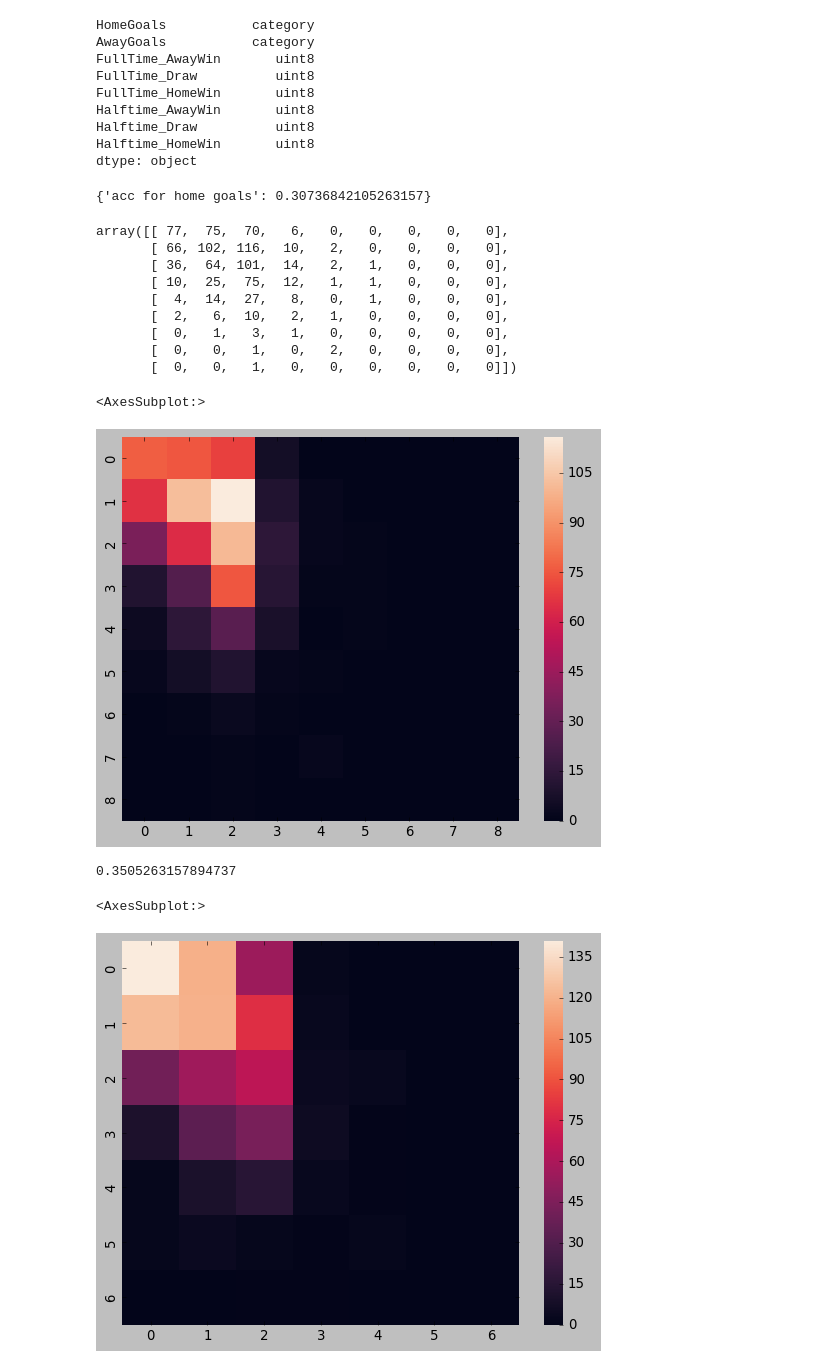
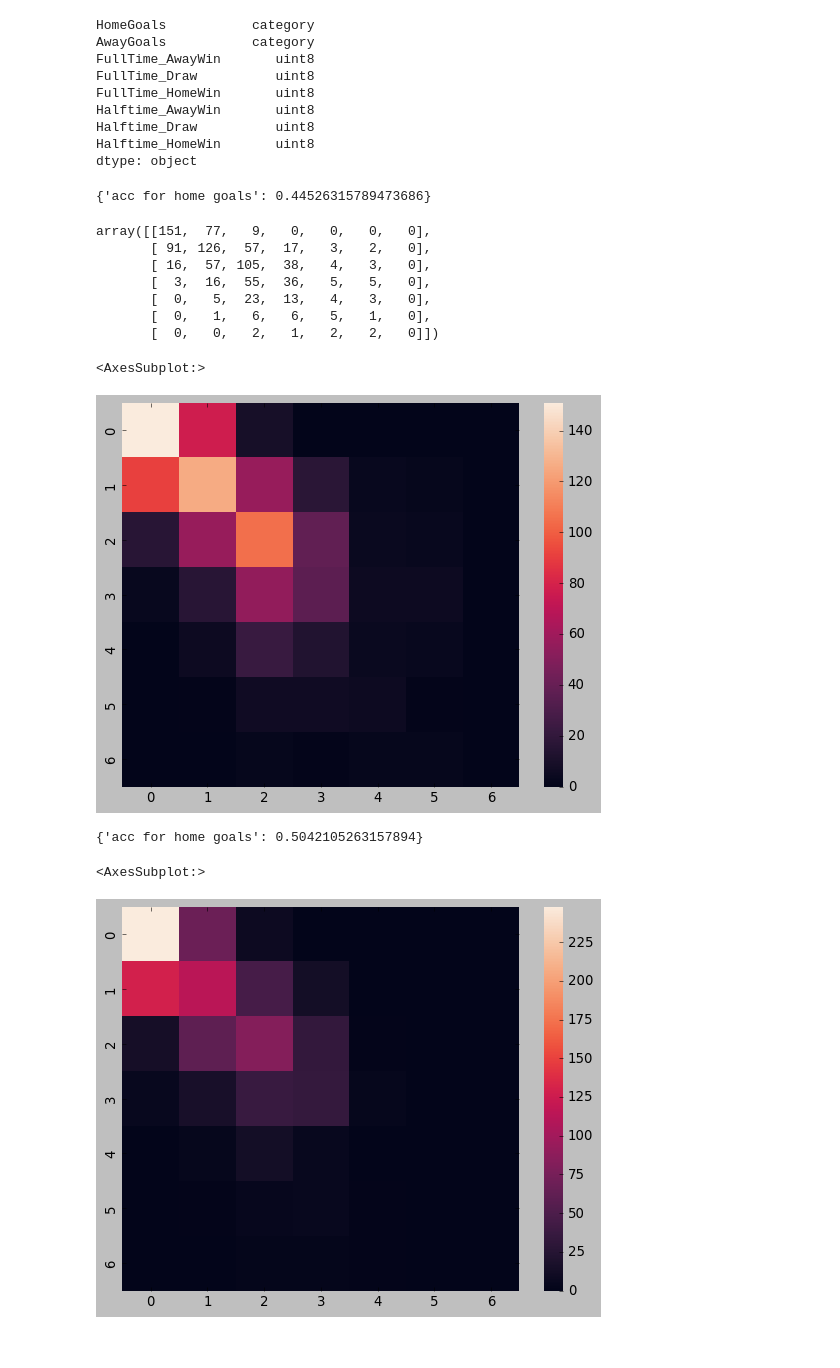
Before and after one commit to runirudh/EPLstats, a Jupyter notebook: epl1.ipynb, the cells around one changed output. Cells and saved outputs as stored; diff of their text form; code cells hidden in the pictures.

```diff
--- a/epl1.ipynb
+++ b/epl1.ipynb
@@ -44,0 +33,6 @@ display(df.head(2), df.tail(2))
+# %%
+plt.style.use('classic')
+pd.options.display.float_format = '{:.1f}'.format
+
+df = pd.read_csv('epl-allseasons-matchstats.csv')
+display(df.head(2), df.tail(2))
@@ -302,7 +320,8 @@ dtype: object
 | 0 | 2010/11 | 2010-08-14 | M Dean | Aston Villa | West Ham | HomeWin | HomeWin | 3 | 2 | ... |
 1 rows × 23 columns
 # %%
-X = df.drop(columns= ['Season', 'Date', 'Referee','FullTime','Halftime','HomeGoals','HomeGoalsHalftime','AwayGoals', 'AwayGoalsHalftime'])
+#X = df.drop(columns= ['Season', 'Date', 'Referee','FullTime','Halftime','HomeGoals','HomeGoalsHalftime','AwayGoals', 'AwayGoalsHalftime'])
+X = df.drop(columns= ['Season', 'Date', 'Referee','HomeGoals','HomeGoalsHalftime','AwayGoals', 'AwayGoalsHalftime'])
 # %%
 X.columns
 # %% [output]
@@ -349,9 +370,12 @@ dtype: object
 # %%
 a = pd.get_dummies(X.HomeTeam, prefix='H')
 b = pd.get_dummies(X.AwayTeam, prefix='A')
-X.merge(a, left_index=True, right_index=True)
+c = pd.get_dummies(X[['FullTime','Halftime']])
+
+
 X = X.merge(a, left_index=True, right_index=True)
 X = X.merge(b, left_index=True, right_index=True)
+X = X.merge(c, left_index=True, right_index=True)
 X.columns = X.columns.str.replace("_x","")
 X.columns = X.columns.str.replace("_y","")
 X.head()
@@ -370,5 +394,5 @@ X.shape
 # %%
-X.drop(X.columns[[0,1]],axis=1, inplace=True)
+X.drop(X.columns[:4],axis=1, inplace=True)
 # %%
 X.head() # x is ready to be fit
 # %% [output]
@@ -509,26 +534,24 @@ c = confusion_matrix(ytest.iloc[:,0],yhat[:,0]) # error : multiclass-multio/p no
 display({'acc for home goals': accuracy_score(ytest.iloc[:,0],yhat[:,0])}, c)
 sns.heatmap(c)
 # %% [output]
-{'acc for home goals': 0.30736842105263157}
+{'acc for home goals': 0.44526315789473686}
-array([[ 77,  75,  70,   6,   0,   0,   0,   0,   0],
-       [ 66, 102, 116,  10,   2,   0,   0,   0,   0],
-       [ 36,  64, 101,  14,   2,   1,   0,   0,   0],
-       [ 10,  25,  75,  12,   1,   1,   0,   0,   0],
-       [  4,  14,  27,   8,   0,   1,   0,   0,   0],
-       [  2,   6,  10,   2,   1,   0,   0,   0,   0],
-       [  0,   1,   3,   1,   0,   0,   0,   0,   0],
-       [  0,   0,   1,   0,   2,   0,   0,   0,   0],
-       [  0,   0,   1,   0,   0,   0,   0,   0,   0]])
+array([[151,  77,   9,   0,   0,   0,   0],
+       [ 91, 126,  57,  17,   3,   2,   0],
+       [ 16,  57, 105,  38,   4,   3,   0],
+       [  3,  16,  55,  36,   5,   5,   0],
+       [  0,   5,  23,  13,   4,   3,   0],
+       [  0,   1,   6,   6,   5,   1,   0],
+       [  0,   0,   2,   1,   2,   2,   0]])
 <AxesSubplot:>
-[figure, old version]
+[figure, new version]
 # %%
 c1 = confusion_matrix(ytest.iloc[:,1],yhat[:,1]) # away goals
-display(accuracy_score(ytest.iloc[:,1],yhat[:,1]))
+display({'acc for home goals':accuracy_score(ytest.iloc[:,1],yhat[:,1])})
 sns.heatmap(c1)
 # %% [output]
-0.3505263157894737
+{'acc for home goals': 0.5042105263157894}
 <AxesSubplot:>
-[figure, old version]
+[figure, new version]
 # %%
 print('Home Goals prediction:\n\n',classification_report(ytest.iloc[:,0],yhat[:,0], zero_division= 0),\
      '\nAway Goals prediction:\n\n',classification_report(ytest.iloc[:,1],yhat[:,1], zero_division= 0))
```
Also changed, not shown: parts of 25 cells of this notebook, 1 other file.
